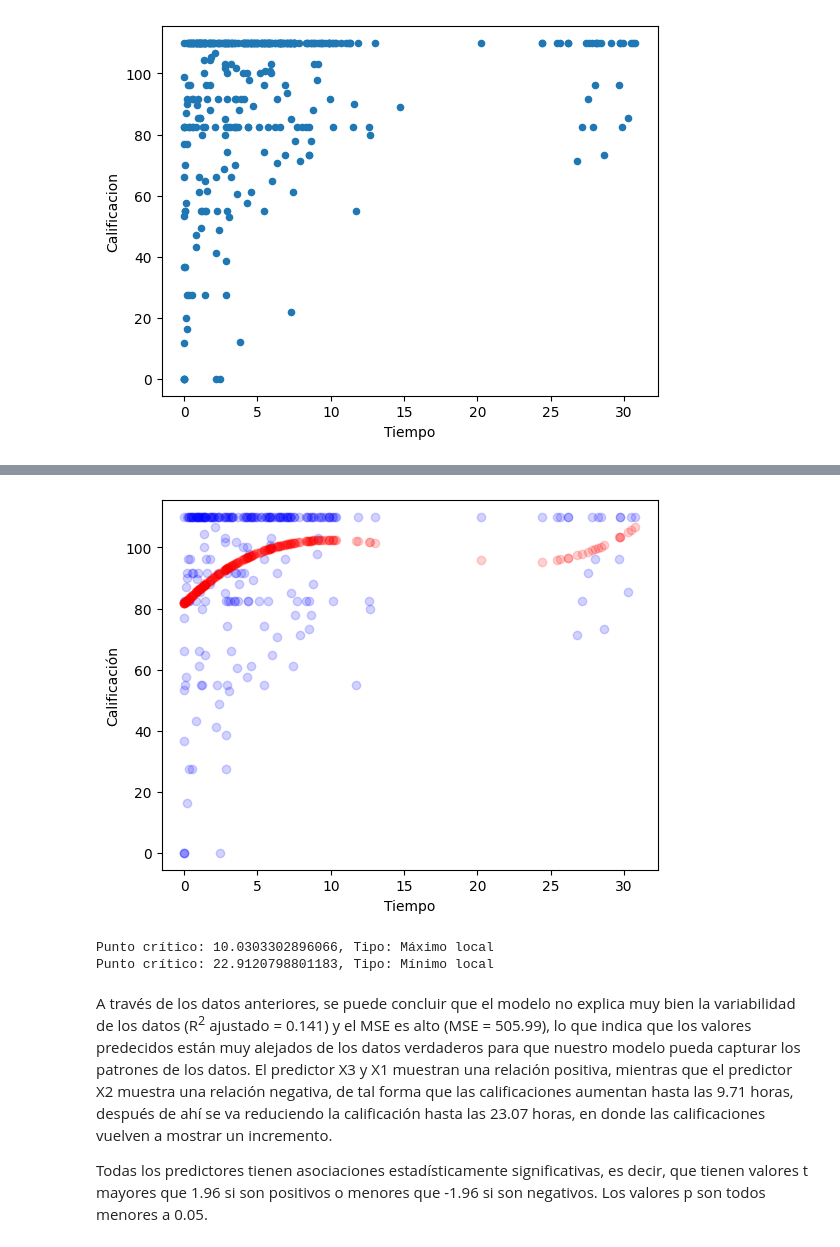
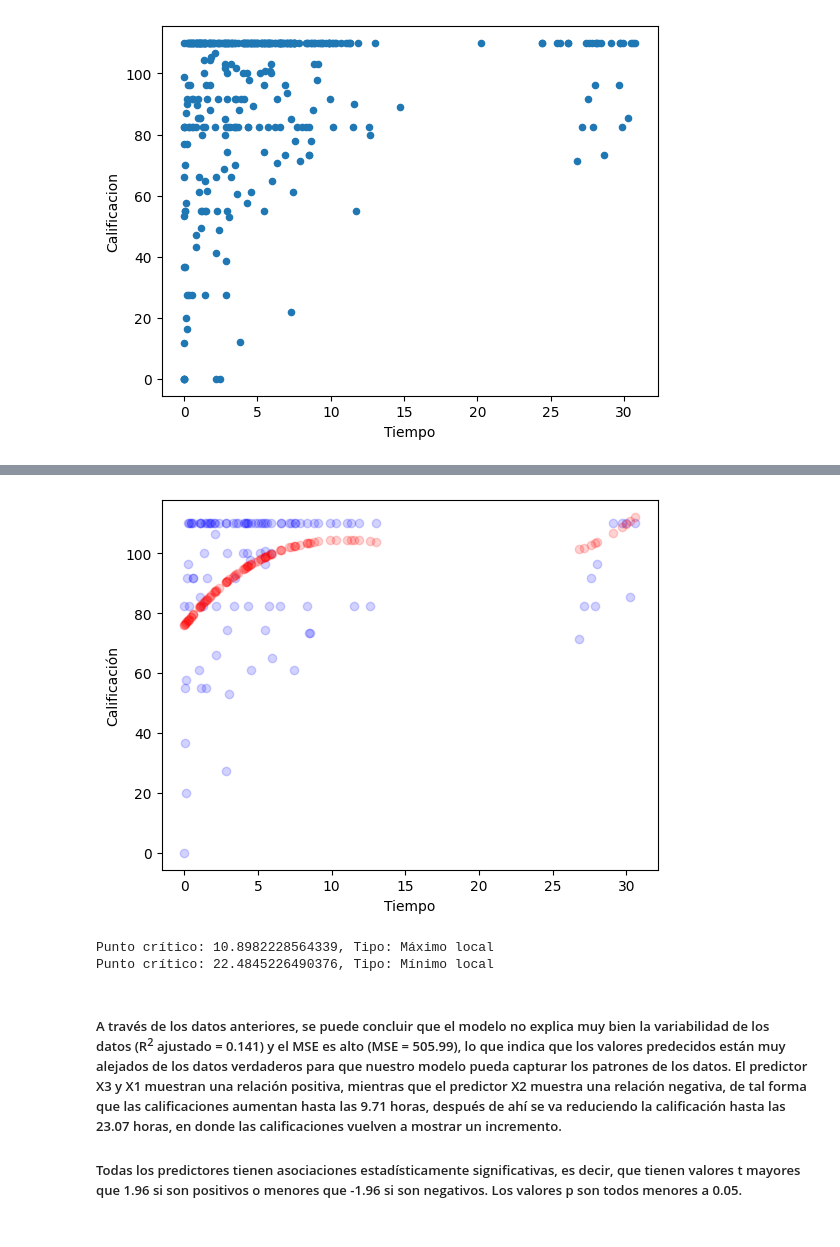
Before and after one commit to joe-chic/inteligencia_artificial_I, a Jupyter notebook: A1.6/A1.6 504065.ipynb, the cells around one changed output, grey strips where cells are left out. Cells and saved outputs as stored; diff of their text form; code cells hidden in the pictures.

```diff
--- a/A1.6/A1.6 504065.ipynb
+++ b/A1.6/A1.6 504065.ipynb
@@ -95,33 +95,25 @@ model = LinearRegression()
 model.fit(X_train_poly, Y_train)
 
 # Make predictions
-Y_train_pred = model.predict(X_train_poly)
-# Y_test_pred = model.predict(X_test_poly)  In here, Y_test original values are not used becuase they represent the true values.
+Y_test_pred = model.predict(X_test_poly)
 
 # MSE and R2-sqared score
-print("Train MSE:", mean_squared_error(Y_train, Y_train_pred))
+print("MSE:", mean_squared_error(Y_test, Y_test_pred))
 
-r2 = r2_score(Y_train, Y_train_pred)
-print("Train R²:", r2)
+r2 = r2_score(Y_test, Y_test_pred)
+print("R²:", r2)
 
 # Coefficients and the intercept
 print("Coefficients: ", model.coef_)
 print("Intercept: ", model.intercept_)
 
 # Train Adjusted R-squared
-n = len(Y_train)
-p = len(model.coef_)
+n = len(Y_test)
+p = X_test_poly.shape[1]
 r2_adj = 1 - (1-r2)*(n-1)/(n-p-1)
-print(" Test model R-adjusted-squared: ", r2_adj)
-
-# Standard errors, t-values and p-values. DONE WITH TRAIN.
-X_poly_sm = sm.add_constant(X_train_poly)
-model_sm = sm.OLS(Y_train, X_poly_sm).fit()
-
-print(model_sm.summary())
-print(model_sm.pvalues)
+print("R-adjusted-squared: ", r2_adj)
 
 # A big value of the TSS, indicates higher variability. A higher value of RSS indicates poor capacity prediction.
 # RSE = MSE / n, n = number of observations.
-RSE_poly = np.sqrt(np.sum((Y_train - Y_train_pred) ** 2))
+RSE_poly = np.sqrt(np.sum((Y_test - Y_test_pred) ** 2)/(n-4))
 # %% [output]
@@ -145,37 +125,37 @@ dtype: float64
 # %%
-plt.scatter(X_train,Y_train, color="blue", label="Puntos de datos",alpha=0.175)
-plt.scatter(X_train, Y_train_pred,color="red",label="Modelo Polinomial Cúbico",alpha=0.175)
+plt.scatter(X_test,Y_test, color="blue", label="Puntos de datos",alpha=0.175)
+plt.scatter(X_test, Y_test_pred,color="red",label="Modelo Polinomial Cúbico",alpha=0.175)
 plt.xlabel("Tiempo")
 plt.ylabel("Calificación")
 plt.show()
 
 import sympy as sp
 x = sp.symbols('x')
 f = model.coef_[3]*x**3 + model.coef_[2]*x**2 + model.coef_[1]*x + model.coef_[0]
 f_prime = sp.diff(f, x)
 
 critical_points = sp.solve(f_prime, x)
 
 f_double_prime = sp.diff(f_prime, x)
 
 critical_points_analysis = []
 for point in critical_points:
     second_derivative_value = f_double_prime.subs(x, point)
     if second_derivative_value > 0:
         critical_points_analysis.append((point, 'Mínimo local'))
     elif second_derivative_value < 0:
         critical_points_analysis.append((point, 'Máximo local'))
     else:
         critical_points_analysis.append((point, 'Punto de silla'))
 
 for point, nature in critical_points_analysis:
     print(f"Punto crítico: {point}, Tipo: {nature}")
 # %% [output]
-[figure, old version]
+[figure, new version]
-Punto crítico: 10.0303302896066, Tipo: Máximo local
-Punto crítico: 22.9120798801183, Tipo: Mínimo local
+Punto crítico: 10.8982228564339, Tipo: Máximo local
+Punto crítico: 22.4845226490376, Tipo: Mínimo local
 # %% [markdown]
-A través de los datos anteriores, se puede concluir que el modelo no explica muy bien la variabilidad de los datos (R<sup>2</sup> ajustado = 0.141) y el MSE es alto (MSE = 505.99), lo que indica que los valores predecidos están muy alejados de los datos verdaderos para que nuestro modelo pueda capturar los patrones de los datos. El predictor X3 y X1 muestran una relación positiva, mientras que el predictor X2 muestra una relación negativa, de tal forma que las calificaciones aumentan hasta las 9.71 horas, después de ahí se va reduciendo la calificación hasta las 23.07 horas, en donde las calificaciones vuelven a mostrar un incremento.
+##### A través de los datos anteriores, se puede concluir que el modelo no explica muy bien la variabilidad de los datos (R<sup>2</sup> ajustado = 0.141) y el MSE es alto (MSE = 505.99), lo que indica que los valores predecidos están muy alejados de los datos verdaderos para que nuestro modelo pueda capturar los patrones de los datos. El predictor X3 y X1 muestran una relación positiva, mientras que el predictor X2 muestra una relación negativa, de tal forma que las calificaciones aumentan hasta las 9.71 horas, después de ahí se va reduciendo la calificación hasta las 23.07 horas, en donde las calificaciones vuelven a mostrar un incremento.
 
-Todas los predictores tienen asociaciones estadísticamente significativas, es decir, que tienen valores t mayores que 1.96 si son positivos o menores que -1.96 si son negativos. Los valores p son todos menores a 0.05.
+##### Todas los predictores tienen asociaciones estadísticamente significativas, es decir, que tienen valores t mayores que 1.96 si son positivos o menores que -1.96 si son negativos. Los valores p son todos menores a 0.05.
 # %% [markdown]
```
Also changed, not shown: parts of 22 cells of this notebook, 3 other files.
